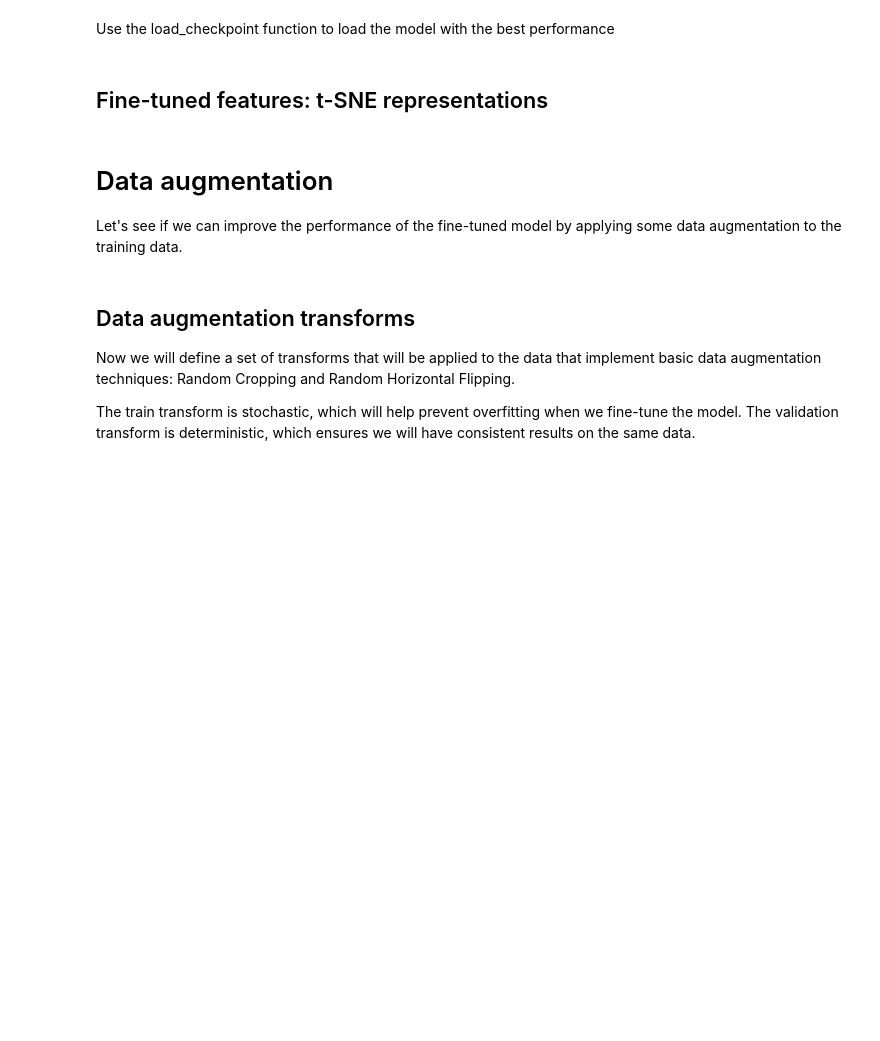
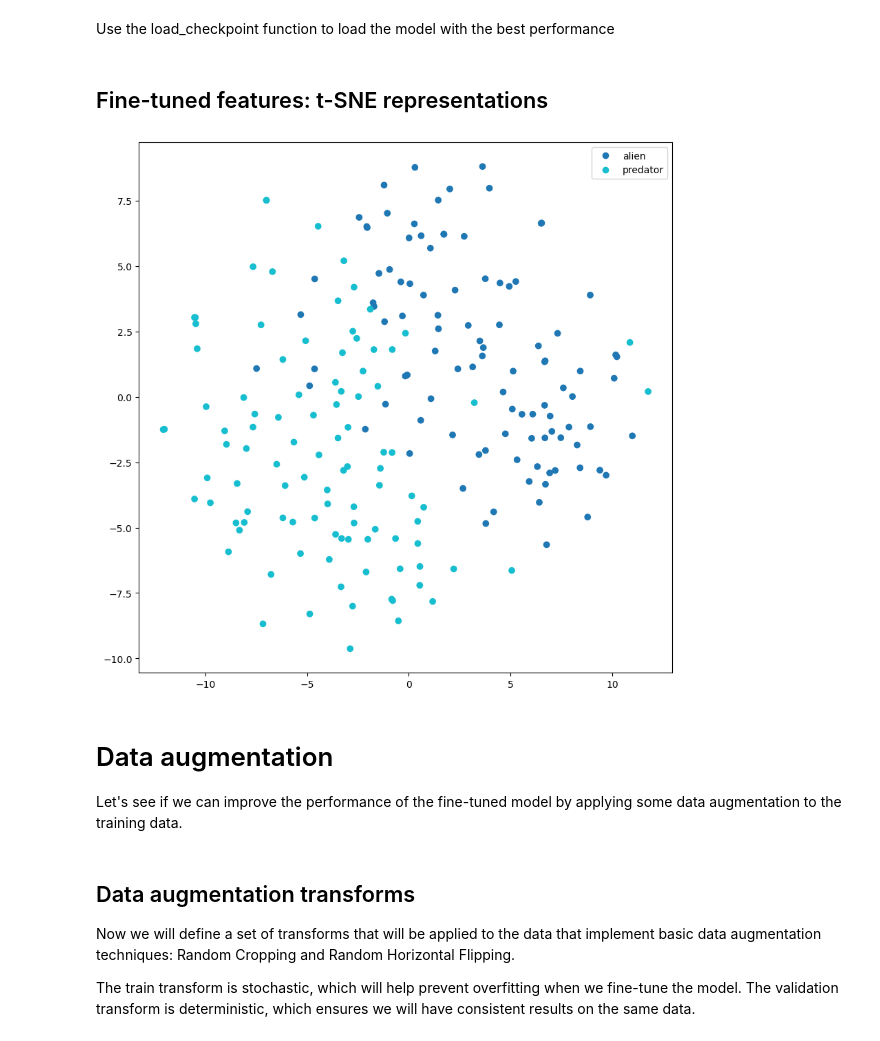
Before and after one commit to Javimh18/DL4ISP, a Jupyter notebook: Lab1/[UAM-DL4IP] Transfer Learning (3).ipynb, the cells around one changed output. Cells and saved outputs as stored; diff of their text form; code cells hidden in the pictures; blank space fills up the shorter version.

```diff
--- a/Lab1/[UAM-DL4IP] Transfer Learning (3).ipynb
+++ b/Lab1/[UAM-DL4IP] Transfer Learning (3).ipynb
@@ -449,7 +575,7 @@ Let's try replace the last layer of the ResNet and fine tune it on the AVP datas
 # %%
 model = models.resnet50(pretrained=True)
 # Replace fc with an fc layer of appropuate size (same as in training from scratch)
-model.fc = ???
+model.fc = nn.Linear(in_features=2048, out_features=2)
 
 model.to(device);
 # %% [markdown]
@@ -490,7 +632,15 @@ Use the load_checkpoint function to load the model with the best performance
 # %%
 # use the code above to extract the fine-tuned features (before FC layer) and plot
 # its t-SNE representation in two dimensions
-???
+N_IMAGES = 200
+model.fc = nn.Sequential()
+
+valid_features, valid_labels = get_representations(model, valid_loader, device)
+
+output_tsne_data = get_tsne(valid_features, n_images = N_IMAGES)
+plot_representations(output_tsne_data, valid_labels, valid_set.classes, n_images = N_IMAGES)
+# %% [output]
+[figure, added]
 # %% [markdown]
 # Data augmentation
 
```
Also changed, not shown: parts of 33 cells of this notebook, 4 other files.
